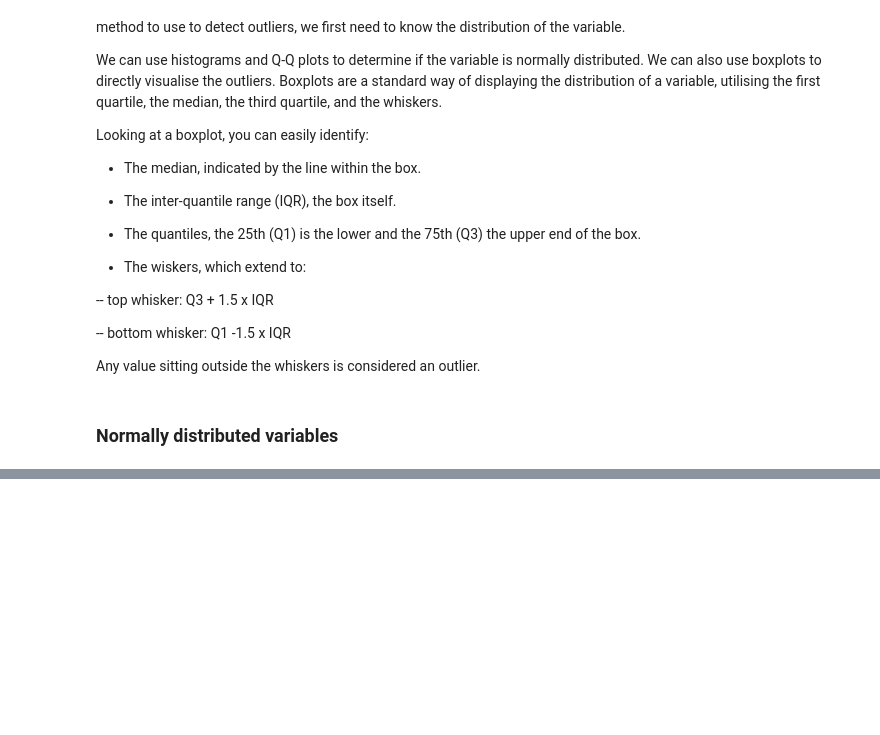
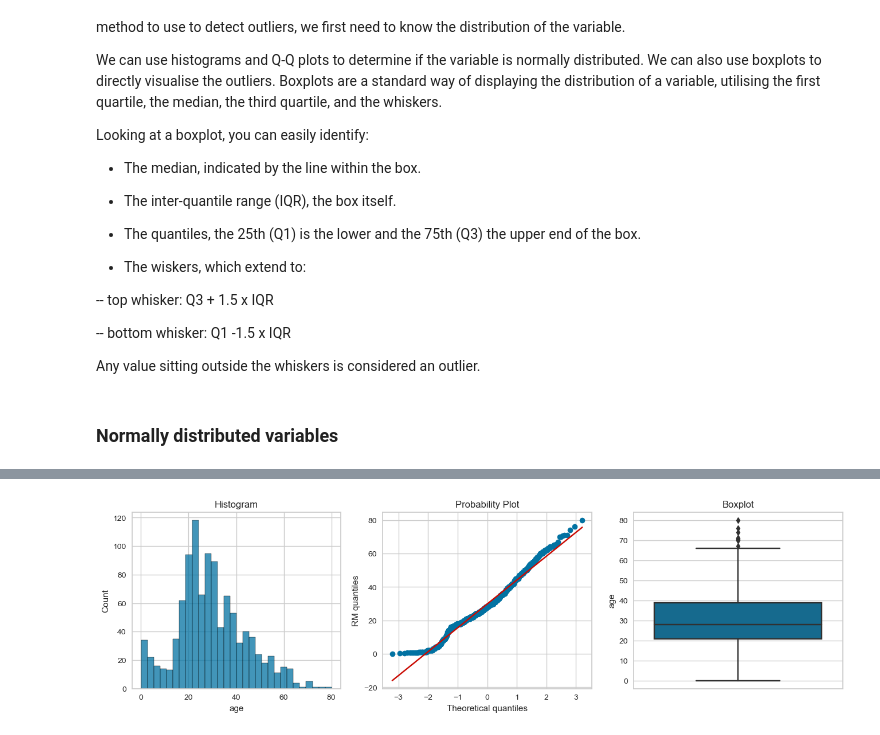
Before and after one commit to tamaldatta07/Hands-On-Machine-Learning-with-Scikit-Learn-Keras-and-TensorFlow, a Jupyter notebook: Feature Engineering and Feature Extraction/Linear Model Assumptions.ipynb, the cells around one changed output, grey strips where cells are left out. Saved outputs shown, nothing was run; the diff lists cells and outputs as text; code cells hidden in the pictures; blank space fills up the shorter version.

```diff
--- a/Feature Engineering and Feature Extraction/Linear Model Assumptions.ipynb
+++ b/Feature Engineering and Feature Extraction/Linear Model Assumptions.ipynb
@@ -744,0 +728,6 @@ diagnostic_plots(boston, 'RM')
+# %%
+# Let's inspect the variable Age from the Titanic.
+
+diagnostic_plots(titanic, 'age')
+# %% [output]
+[figure, added]
```
Also changed, not shown: parts of 28 cells of this notebook.
